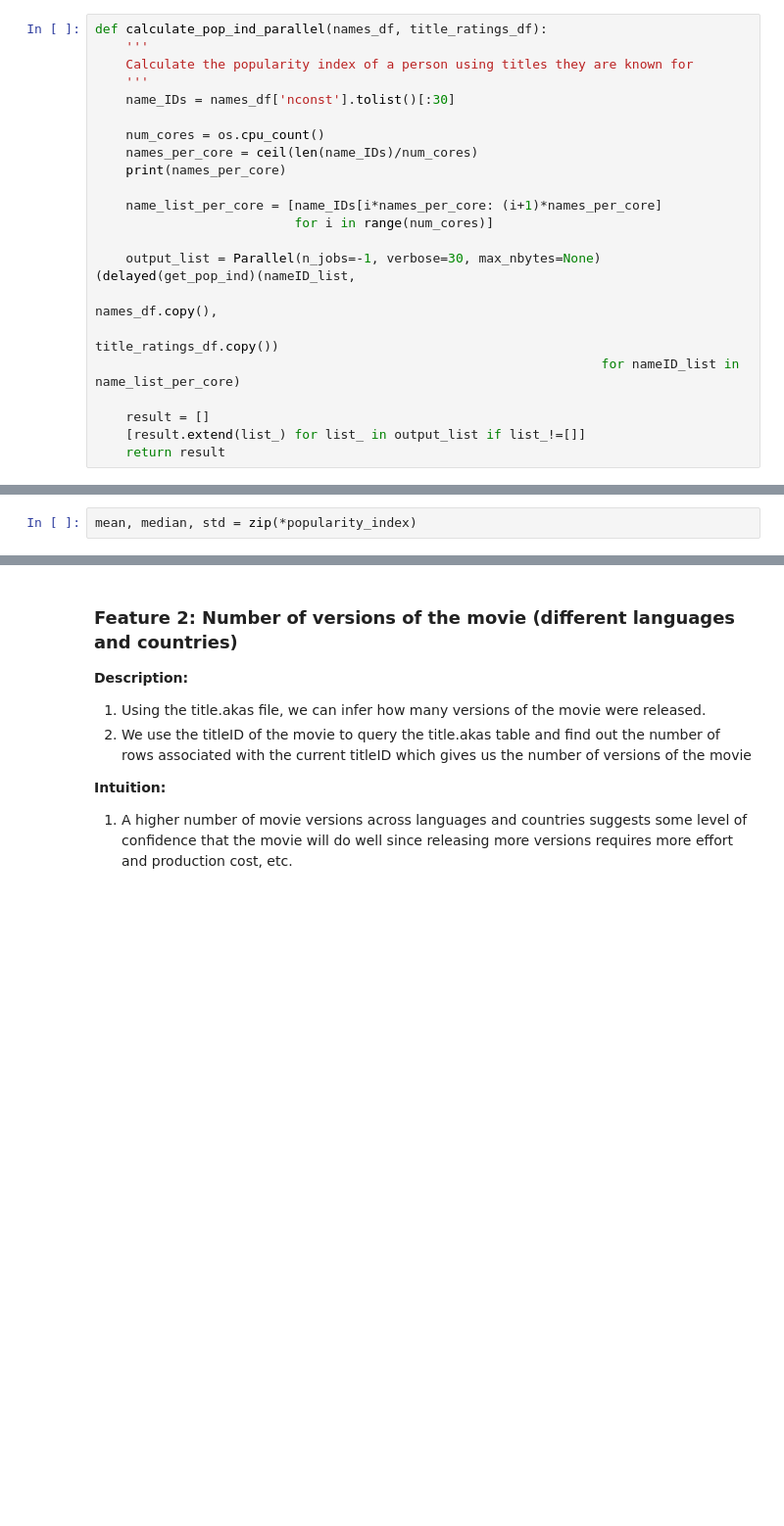
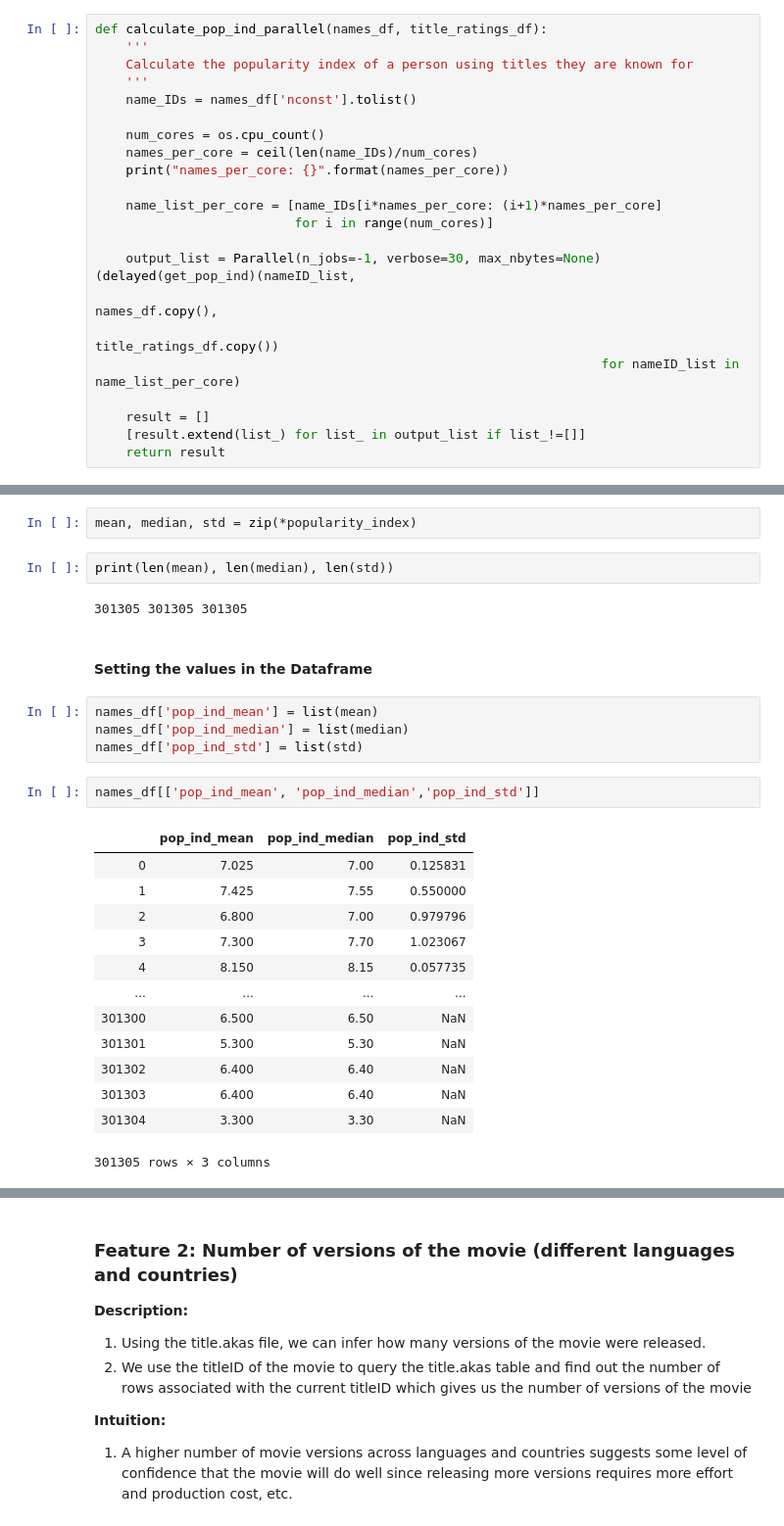
Before and after one commit to kedarbartake98/IMDB_movie_rating_prediction, a Jupyter notebook: notebooks/Feature Engineering.ipynb, the cells around one changed output, grey strips where cells are left out. Shown at 98% size. Cells and saved outputs as stored; diff of their text form; blank space fills up the shorter version.

```diff
--- a/notebooks/Feature Engineering.ipynb
+++ b/notebooks/Feature Engineering.ipynb
@@ -74,11 +65,11 @@ def calculate_pop_ind_parallel(names_df, title_ratings_df):
     '''
     Calculate the popularity index of a person using titles they are known for
     '''
-    name_IDs = names_df['nconst'].tolist()[:30]
+    name_IDs = names_df['nconst'].tolist()
 
     num_cores = os.cpu_count()
     names_per_core = ceil(len(name_IDs)/num_cores)
-    print(names_per_core)
+    print("names_per_core: {}".format(names_per_core))
 
     name_list_per_core = [name_IDs[i*names_per_core: (i+1)*names_per_core]
                           for i in range(num_cores)]
@@ -158,2 +149,28 @@ popularity_index
 # %%
 mean, median, std = zip(*popularity_index)
+# %%
+print(len(mean), len(median), len(std))
+# %% [output]
+301305 301305 301305
+# %% [markdown]
+#### Setting the values in the Dataframe
+# %%
+names_df['pop_ind_mean'] = list(mean)
+names_df['pop_ind_median'] = list(median)
+names_df['pop_ind_std'] = list(std)
+# %%
+names_df[['pop_ind_mean', 'pop_ind_median','pop_ind_std']]
+# %% [output]
+|  | pop_ind_mean | pop_ind_median | pop_ind_std |
+| 0 | 7.025 | 7.00 | 0.125831 |
+| 1 | 7.425 | 7.55 | 0.550000 |
+| 2 | 6.800 | 7.00 | 0.979796 |
+| 3 | 7.300 | 7.70 | 1.023067 |
+| 4 | 8.150 | 8.15 | 0.057735 |
+| ... | ... | ... | ... |
+| 301300 | 6.500 | 6.50 | NaN |
+| 301301 | 5.300 | 5.30 | NaN |
+| 301302 | 6.400 | 6.40 | NaN |
+| 301303 | 6.400 | 6.40 | NaN |
+| 301304 | 3.300 | 3.30 | NaN |
+301305 rows × 3 columns
```
Also changed, not shown: parts of 25 cells of this notebook.
